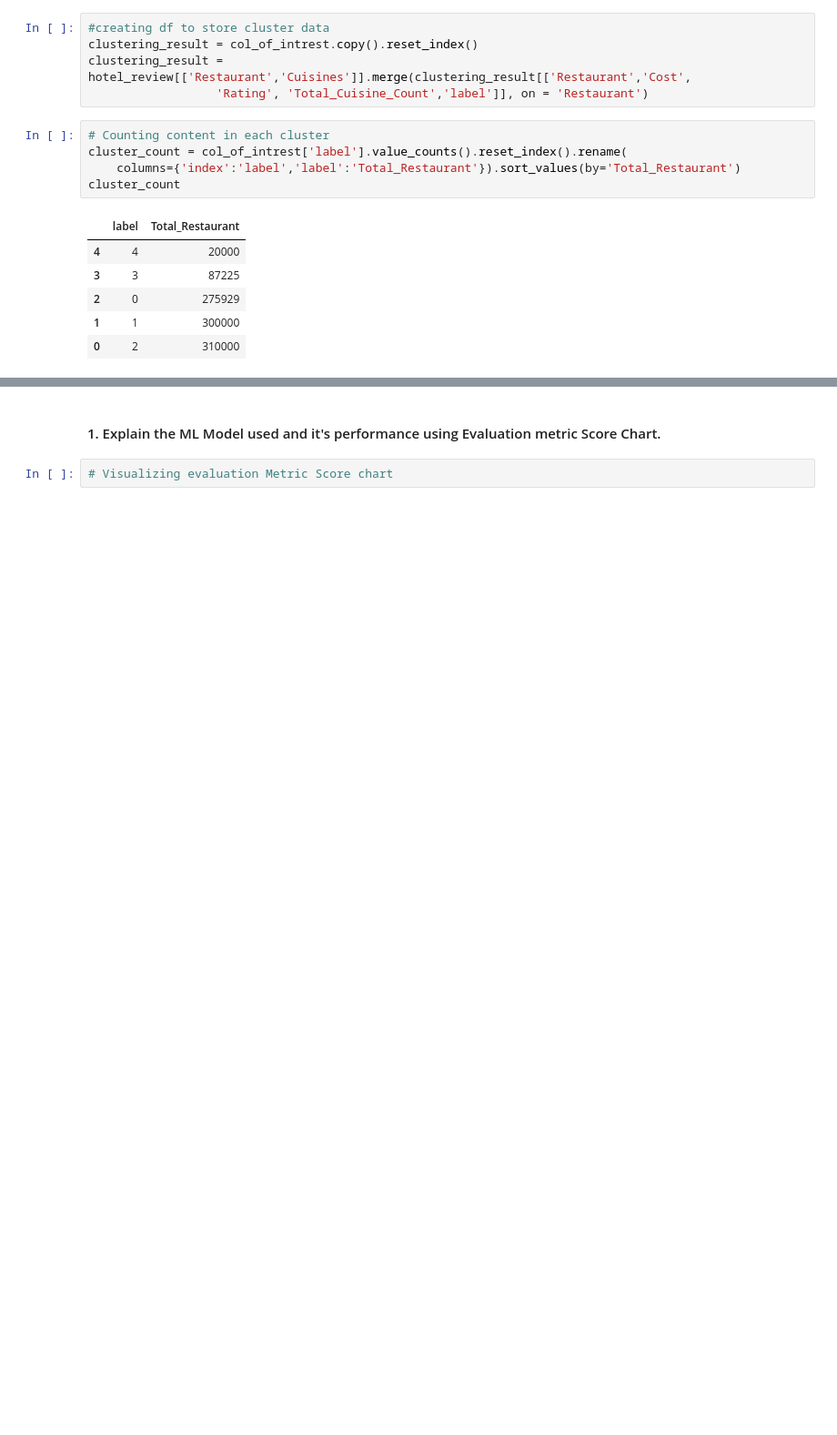
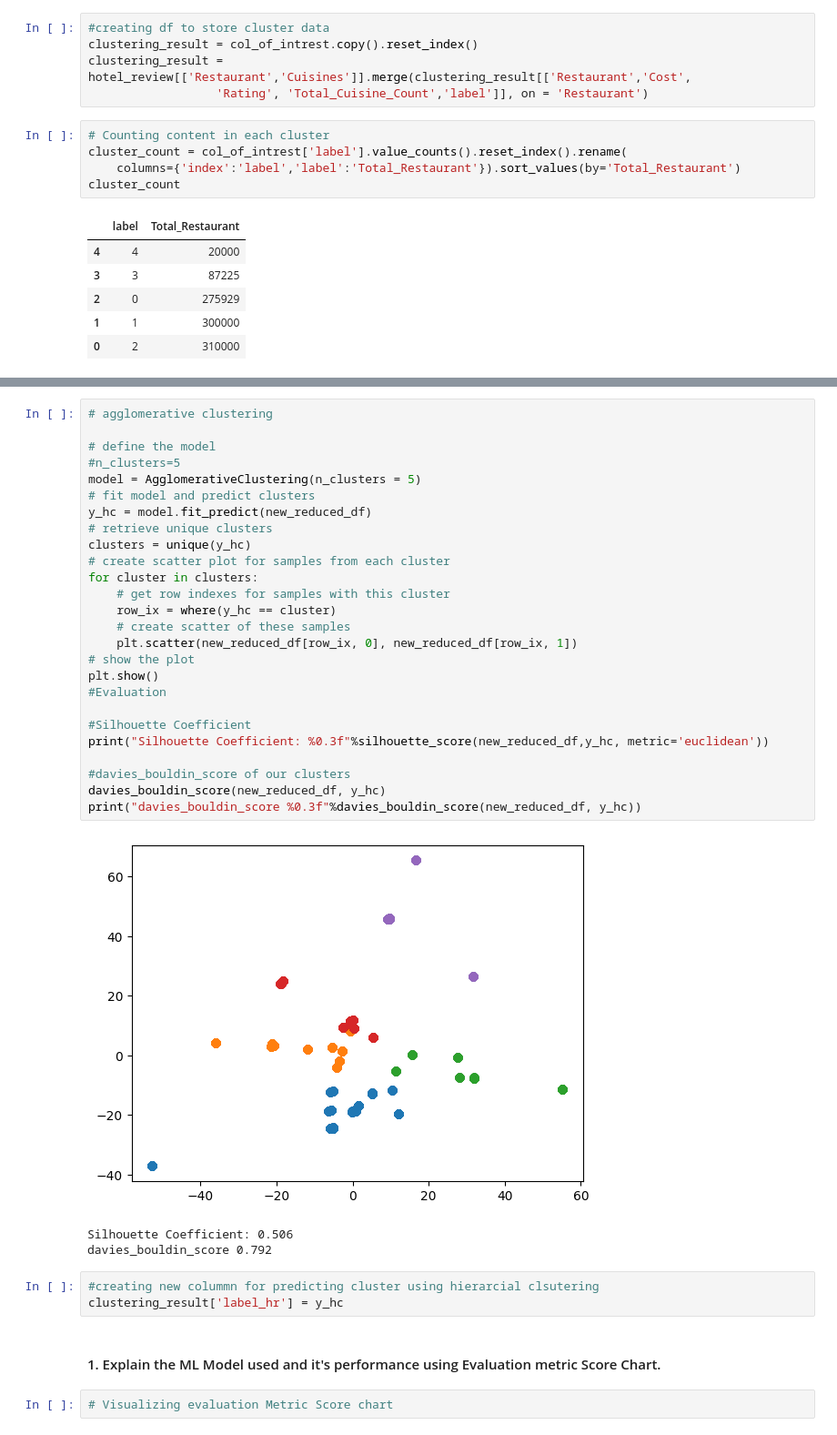
Before and after one commit to apurva-shrivastava/Zomato-Restaurant-Clustering-and-Sentiment-Analysis, a Jupyter notebook: Apurva_Zomato_Restaurant_Clustering_and_Sentiment_Analysis.ipynb, the cells around one changed output, grey strips where cells are left out. Shown at 91% size. Drawn from its saved outputs; the diff is of its cells as text; blank space fills up the shorter version.

```diff
--- a/Apurva_Zomato_Restaurant_Clustering_and_Sentiment_Analysis.ipynb
+++ b/Apurva_Zomato_Restaurant_Clustering_and_Sentiment_Analysis.ipynb
@@ -1647,3 +1668,36 @@ cluster_count
+# %%
+# agglomerative clustering
+
+# define the model
+#n_clusters=5
+model = AgglomerativeClustering(n_clusters = 5)
+# fit model and predict clusters
+y_hc = model.fit_predict(new_reduced_df)
+# retrieve unique clusters
+clusters = unique(y_hc)
+# create scatter plot for samples from each cluster
+for cluster in clusters:
+	# get row indexes for samples with this cluster
+	row_ix = where(y_hc == cluster)
+	# create scatter of these samples
+	plt.scatter(new_reduced_df[row_ix, 0], new_reduced_df[row_ix, 1])
+# show the plot
+plt.show()
+#Evaluation
+
+#Silhouette Coefficient
+print("Silhouette Coefficient: %0.3f"%silhouette_score(new_reduced_df,y_hc, metric='euclidean'))
+
+#davies_bouldin_score of our clusters
+davies_bouldin_score(new_reduced_df, y_hc)
+print("davies_bouldin_score %0.3f"%davies_bouldin_score(new_reduced_df, y_hc))
+# %% [output]
+[figure, added]
+Silhouette Coefficient: 0.506
+davies_bouldin_score 0.792
+# %%
+#creating new colummn for predicting cluster using hierarcial clsutering
+clustering_result['label_hr'] = y_hc
 # %% [markdown]
 #### 1. Explain the ML Model used and it's performance using Evaluation metric Score Chart.
 # %%
```
Also changed, not shown: parts of 3 cells of this notebook.
